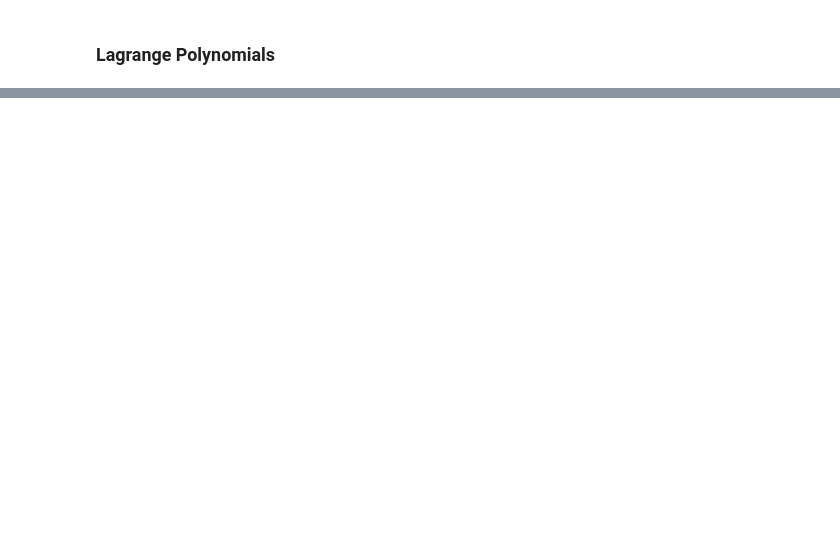
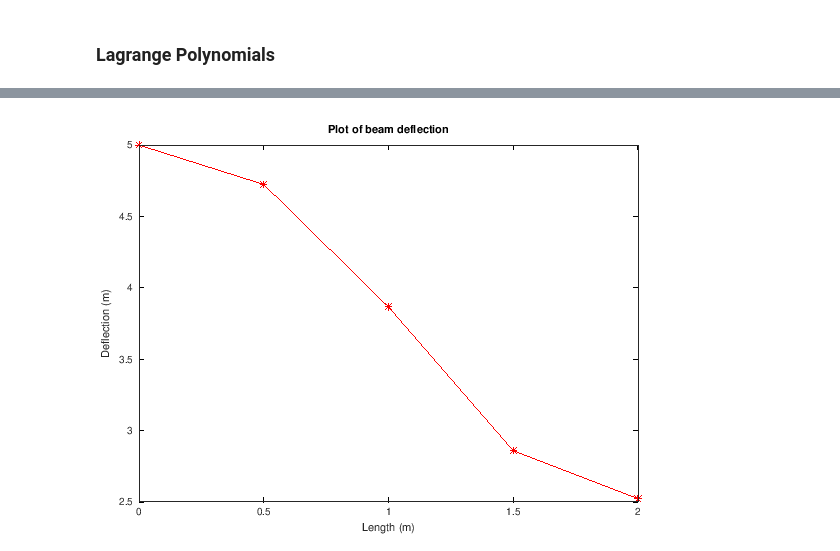
Before and after one commit to mananbordia/Numerical-Methods, a Jupyter notebook: Numerical Methods.ipynb, the cells around one changed output, grey strips where cells are left out. Cells and saved outputs as stored; diff of their text form; code cells hidden in the pictures; blank space fills up the shorter version.

```diff
--- a/Numerical Methods.ipynb
+++ b/Numerical Methods.ipynb
@@ -1341,9 +1098,10 @@ r2 =  0.99911
 # %% [markdown]
 ### Netwon Divided Difference
 # %%
-f = @(x) x;
-X = [1 2 3 4];
+f = @(x) x^2 + x + 1 ;
+% X = [1 2 3 4]
 Fx = arrayfun(f,X)
+n = size(X)(2);
 % Fx = [1 2 3 4]
 # %% [output]
 Fx =
@@ -1364,2 +1154,7 @@ ans =  1
 # %% [markdown]
 ### Lagrange Polynomials
+# %%
+X = [1 ];
+f = @(x) x;
+Fx = arrayfun(f,X);
+Fx = [1,2,4,5];
@@ -1365,0 +1174,8 @@ ans =  1
+# %%
+function p = LagPoly(x,X,Fx)
+    p = 0;
+    n = size(X)(2);
+    for i = 1:n
+        p += delta(x,i,X)*Fx(i);
+    end
+end
@@ -1365,0 +1932,70 @@ ans =  1
+# %%
+h = 0.5 ;
+n = (2/h) ;
+prompt = 'Please choose the methd for Right B.C.\n1. Ghost Node \n 2. Backward Difference - ' ;
+method = input(prompt) ;
+
+x = 0:h:2 ;
+l = zeros(1 , n) ;
+d = zeros(1 , n) ;
+u = zeros(1 , n) ;
+b = zeros(1 , n) ;
+
+for i = 1:n-1
+    l(i) = (1/(h*h)) + ((x(i+1) + 3)/(2*(x(i+1) + 1)*h)) ;
+    d(i) = (-2/(h*h)) + ((x(i+1) + 3)/((x(i+1)+1)*(x(i+1)+1))) ;
+    u(i) = (1/(h*h)) - (x(i+1) + 3) / (x(i+1) + 1) ;
+    b(i) = 2*(x(i+1) + 1)+ 3*((x(i+1) + 3) / ((x(i+1) + 1)*(x(i+1) + 1))) ;
+end
+
+b(1) = b(1) + (-5 * l(1)) ;
+l(1) = 0 ;
+i = n ;
+if(method == 1)
+
+    l(i) = (1/(h*h)) + ((x(i+1) + 3)/(2*(x(i+1) + 1)*h)) ;
+    d(i) = (-2/(h*h)) + ((x(i+1) + 3)/((x(i+1)+1)*(x(i+1)+1)))   ;
+    u(i) = (1/(h*h)) - (x(i+1) + 3) / (x(i+1) + 1) ;
+    l(i) = l(i) + u(i) ;
+    u(i) = 0 ;
+    b(i) = 2*(x(i+1) + 1)+ 3*((x(i+1) + 3) / ((x(i+1) + 1)*(x(i+1) + 1))) ;
+end
+if(method == 2)
+    i = n-1 ;
+    l(i) = ((2/(3*h*h)) + (2/(3*h))*((x(i+1) + 3)/(x(i+1) + 1))) ;
+    d(i) = ((x(i+1) + 3)/((x(i+1)+1)*(x(i+1)+1))) - (2/(3*h*h)) - ((2/(3*h))*((x(i+1) + 3)/(x(i+1) + 1))) ;
+    n = n-1 ;
+end
+
+alpha = zeros(1 , n);
+beta = zeros(1 , n);
+alpha(1) = d(1);
+beta(1) = b(1) ;
+
+for i = 2:n
+    alpha(i) = d(i)- ((l(i)*u(i-1))/alpha(i-1)) ;
+end
+for i = 2:n
+    beta(i) = b(i)- ((l(i)*beta(i-1))/alpha(i-1)) ;
+end
+
+f = zeros(1 , n + 1);
+f(n+1) = beta(n)/alpha(n) ;
+for i = n-1:-1:1
+    f(i+1) = (beta(i)-  (u(i)*f(i+2)))/alpha(i) ;
+end
+f(1) = 5 ;
+if(method == 2)
+    f(n+2) = (4*f(n+1) - f(n)) / 3 ;
+    n = n+2 ;
+end
+if(method == 1)
+    n = n+1 ;
+end
+    p = figure(1, "visible", "off");
+    plot(x , f , 'r-*');
+    title('Plot of beam deflection');
+    xlabel('Length (m)');
+    ylabel('Deflection (m)');
+%     prutorsaveplot(p, "myplot1.pdf");
+# %% [output]
@@ -1365,0 +2003 @@ ans =  1
+[figure, added]
```
Also changed, not shown: parts of 70 cells of this notebook.
